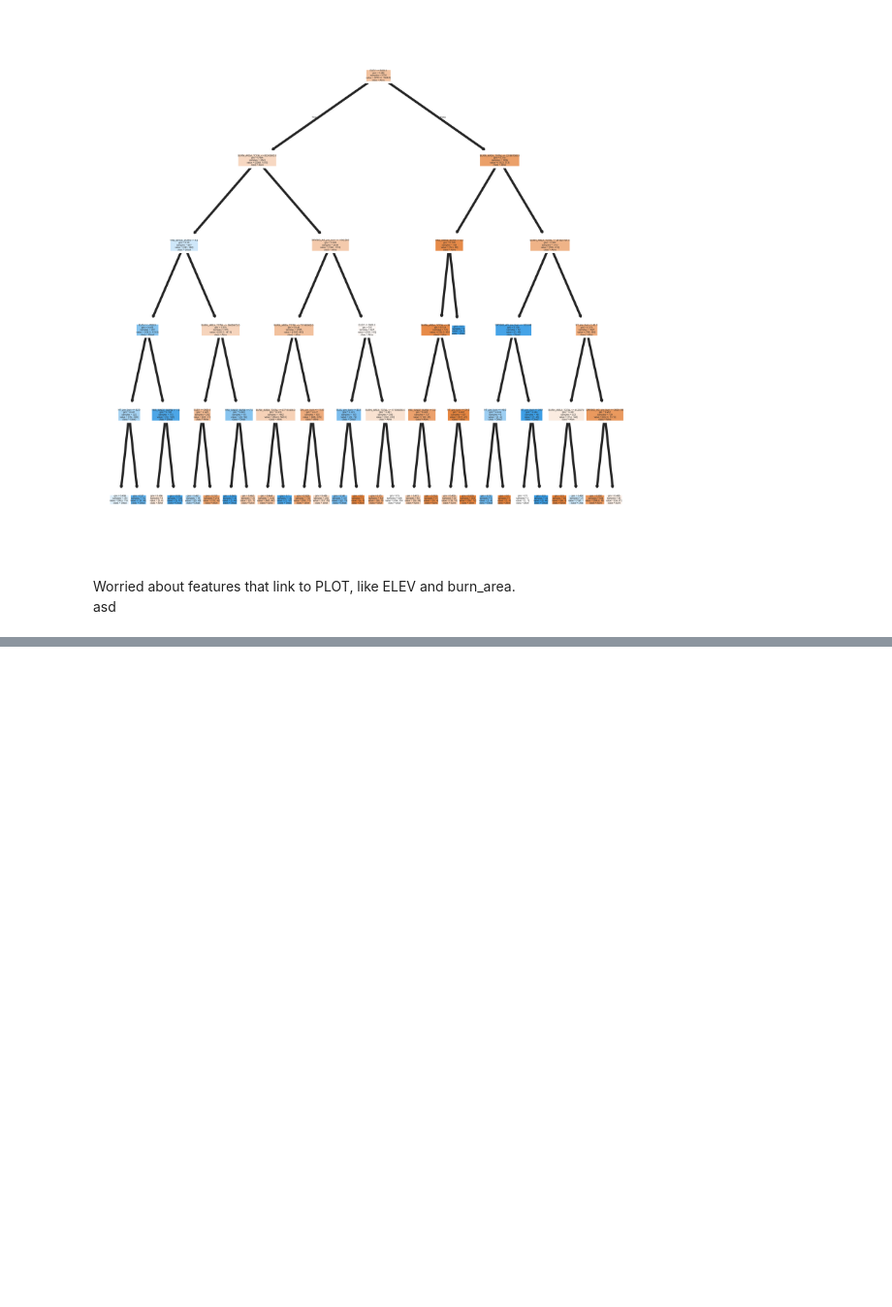
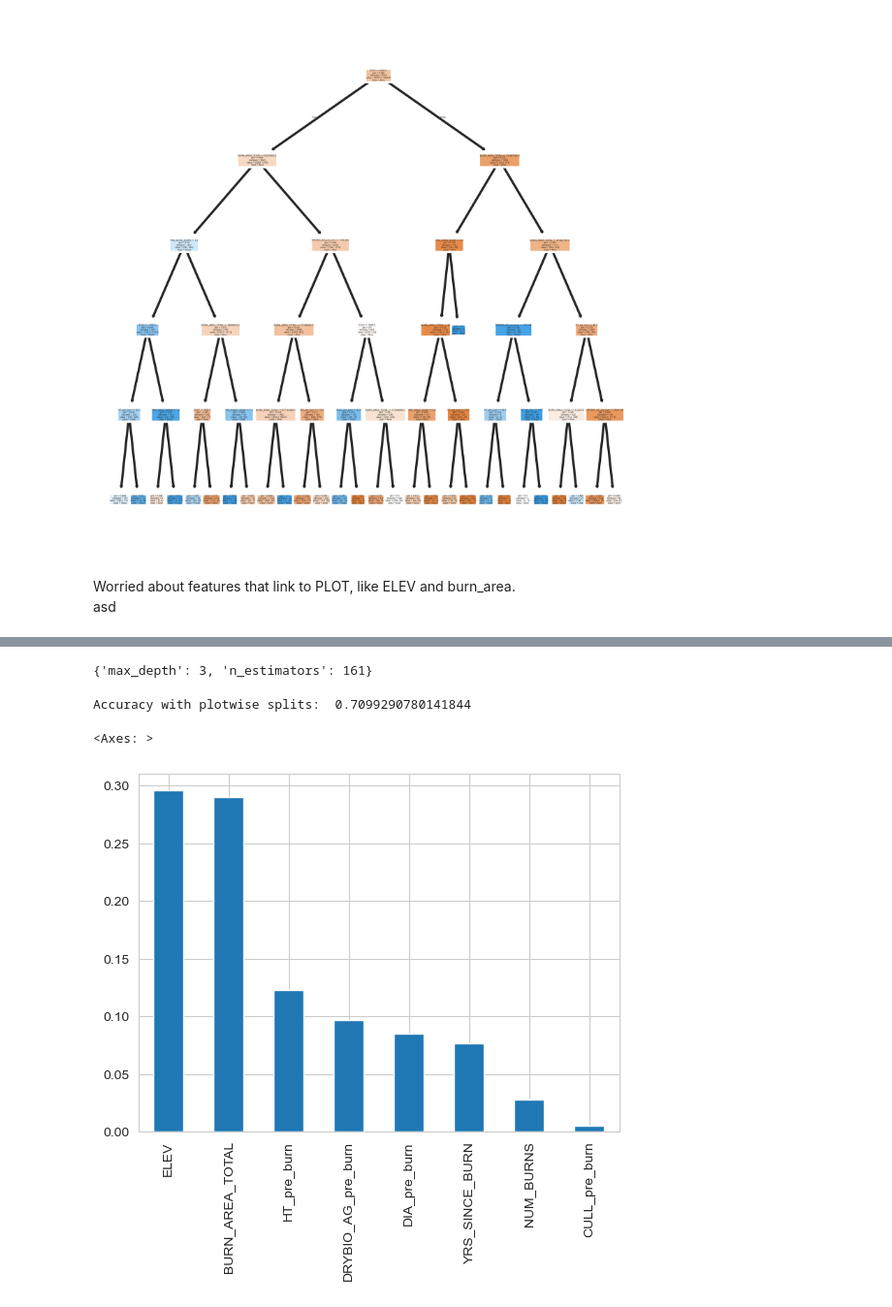
Before and after one commit to hbclad/Erdos_Trees, a Jupyter notebook: machine_learning/Henry_Analysis.ipynb, the cells around one changed output, grey strips where cells are left out. Shown at 97% size. Saved outputs shown, nothing was run; the diff lists cells and outputs as text; code cells hidden in the pictures; blank space fills up the shorter version.

```diff
--- a/machine_learning/Henry_Analysis.ipynb
+++ b/machine_learning/Henry_Analysis.ipynb
@@ -284,0 +295,2 @@ features_minus_plot_features =
+# %%
+plotwise_cv = PlotwiseKFold(train_data=combined_train_plot_split_drop, n_splits=5)
@@ -284,0 +299,8 @@ features_minus_plot_features =
+# %%
+param_dist = {'n_estimators': randint(50,500),
+              'max_depth': randint(1,20)}
+rf = RandomForestClassifier()
+
+rand_search = RandomizedSearchCV(rf, param_distributions=param_dist, n_iter=200, cv = plotwise_cv,random_state=216)
+# %%
+rand_search.fit(combined_train_plot_split_drop[features],combined_train_plot_split_drop['ALIVE_post_burn'])
@@ -284,0 +320,17 @@ features_minus_plot_features =
+# %%
+best_forest = rand_search.best_estimator_
+print(rand_search.best_params_)
+# %% [output]
+{'max_depth': 3, 'n_estimators': 161}
+# %%
+preds = best_forest.predict(combined_test_plot_split_drop[features])
+accuracy = accuracy_score(combined_test_plot_split_drop['ALIVE_post_burn'], preds)
+print('Accuracy with plotwise splits: ', accuracy)
+# %% [output]
+Accuracy with plotwise splits:  0.7099290780141844
+# %%
+feature_importances = pd.Series(best_forest.feature_importances_, index=features).sort_values(ascending=False)
+feature_importances.plot.bar()
+# %% [output]
+<Axes: >
+[figure, added]
```
Also changed, not shown: parts of 13 cells of this notebook, 1 other file.
